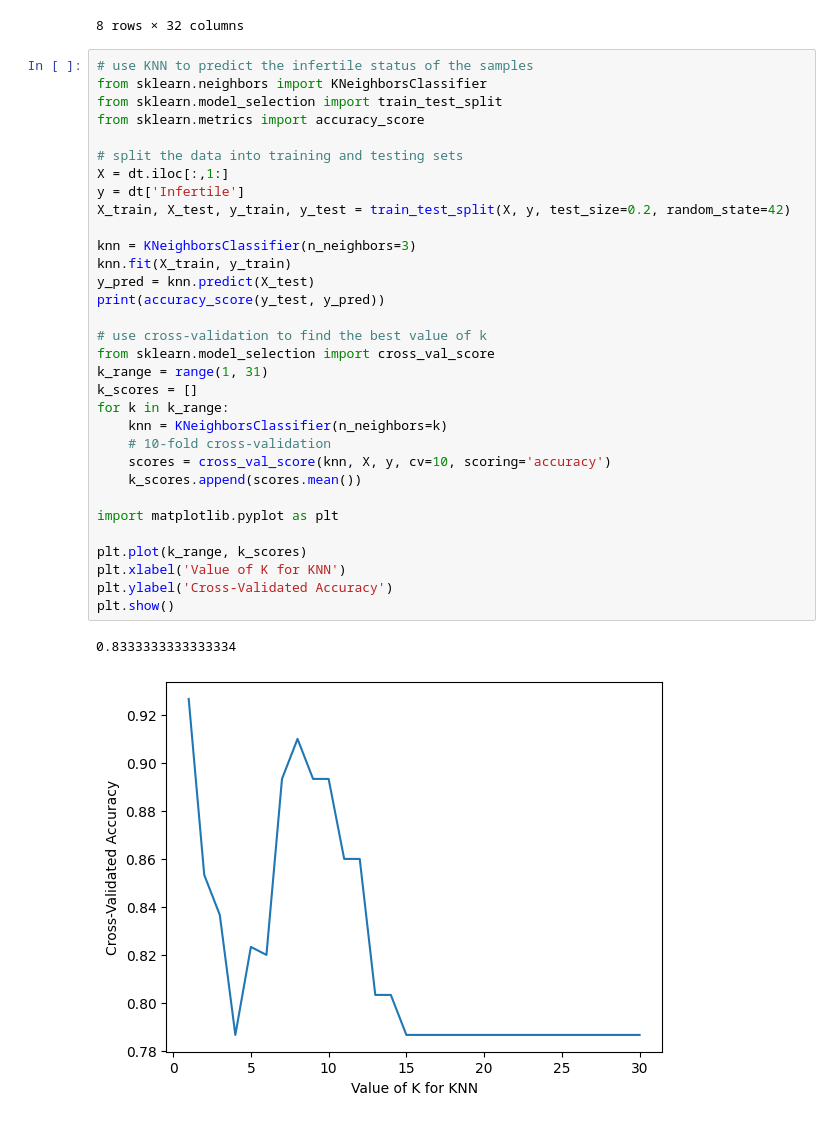
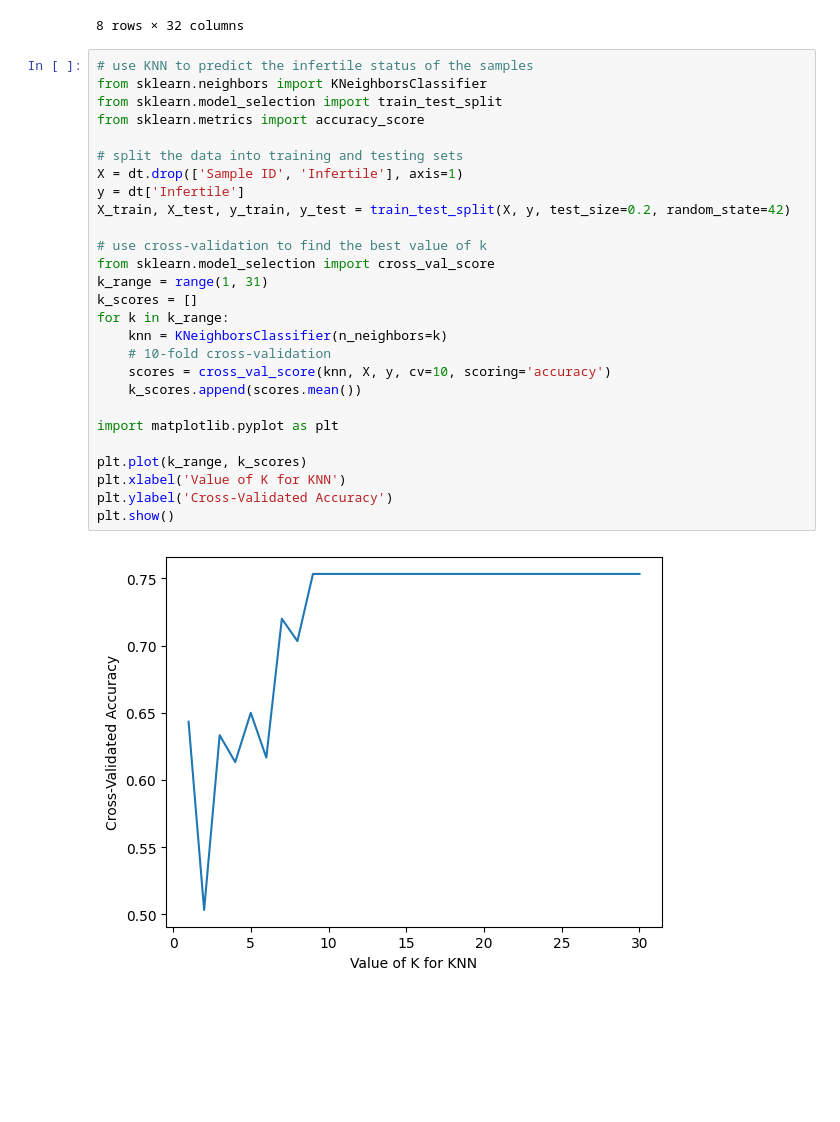
Before and after one commit to GGraziadei/HackathonMarato, a Jupyter notebook: preprocessing.ipynb, the cells around one changed output. Drawn from its saved outputs; the diff is of its cells as text; blank space fills up the shorter version.

```diff
--- a/preprocessing.ipynb
+++ b/preprocessing.ipynb
@@ -57,36 +57,30 @@ dt.describe()
 # %%
 # use KNN to predict the infertile status of the samples
 from sklearn.neighbors import KNeighborsClassifier
 from sklearn.model_selection import train_test_split
 from sklearn.metrics import accuracy_score
 
 # split the data into training and testing sets
-X = dt.iloc[:,1:]
+X = dt.drop(['Sample ID', 'Infertile'], axis=1)
 y = dt['Infertile']
 X_train, X_test, y_train, y_test = train_test_split(X, y, test_size=0.2, random_state=42)
-
-knn = KNeighborsClassifier(n_neighbors=3)
-knn.fit(X_train, y_train)
-y_pred = knn.predict(X_test)
-print(accuracy_score(y_test, y_pred))
 
 # use cross-validation to find the best value of k
 from sklearn.model_selection import cross_val_score
 k_range = range(1, 31)
 k_scores = []
 for k in k_range:
     knn = KNeighborsClassifier(n_neighbors=k)
     # 10-fold cross-validation
     scores = cross_val_score(knn, X, y, cv=10, scoring='accuracy')
     k_scores.append(scores.mean())
 
 import matplotlib.pyplot as plt
 
 plt.plot(k_range, k_scores)
 plt.xlabel('Value of K for KNN')
 plt.ylabel('Cross-Validated Accuracy')
 plt.show()
 # %% [output]
-0.8333333333333334
-[figure, old version]
+[figure, new version]
 # %%
```
Also changed, not shown: parts of 10 cells of this notebook, 1 other file.
